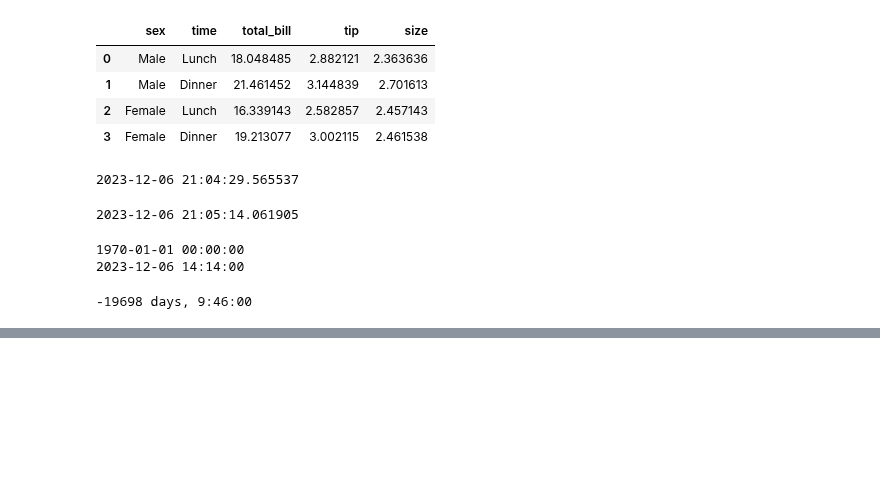
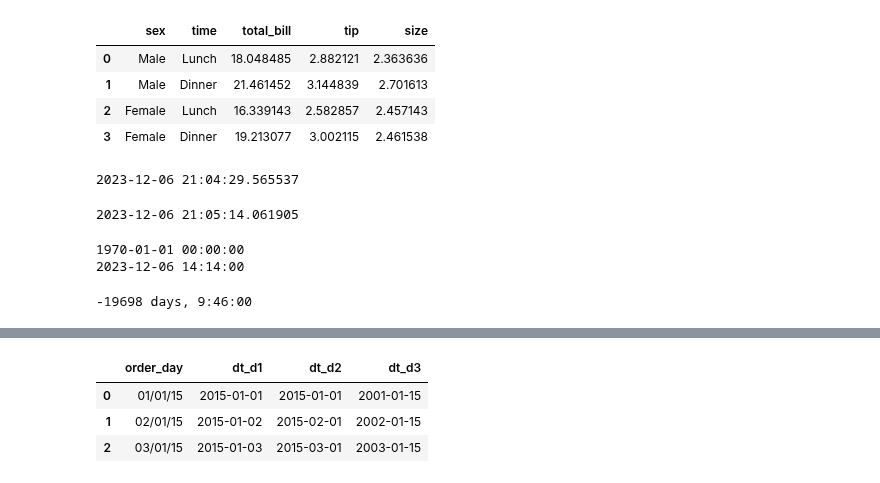
Before and after one commit to layla-focalors/pandas_learning, a Jupyter notebook: Learning_Final_Exam/Layla.ipynb, the cells around one changed output, grey strips where cells are left out. Cells and saved outputs as stored; diff of their text form; code cells hidden in the pictures; blank space fills up the shorter version.

```diff
--- a/Learning_Final_Exam/Layla.ipynb
+++ b/Learning_Final_Exam/Layla.ipynb
@@ -1015,0 +1044,5 @@ print(type(result))
+# %%
+df = pd.DataFrame({
+    'order_day' : ['01/01/15', '02/01/15', '03/01/15']
+})
+df
@@ -1015,0 +1065,12 @@ print(type(result))
+# %%
+df['dt_d1'] = pd.to_datetime(df['order_day'], format='%d/%m/%y')
+df['dt_d2'] = pd.to_datetime(df['order_day'], format='%m/%d/%y')
+df['dt_d3'] = pd.to_datetime(df['order_day'], format='%y/%m/%d')
+# 주의..! : Y 는 4자리의 년도 형식, y는 2자리의 년도 형식!
+# %%
+df
+# %% [output]
+|  | order_day | dt_d1 | dt_d2 | dt_d3 |
+| 0 | 01/01/15 | 2015-01-01 | 2015-01-01 | 2001-01-15 |
+| 1 | 02/01/15 | 2015-01-02 | 2015-02-01 | 2002-01-15 |
+| 2 | 03/01/15 | 2015-01-03 | 2015-03-01 | 2003-01-15 |
```
Also changed, not shown: parts of 10 cells of this notebook.
